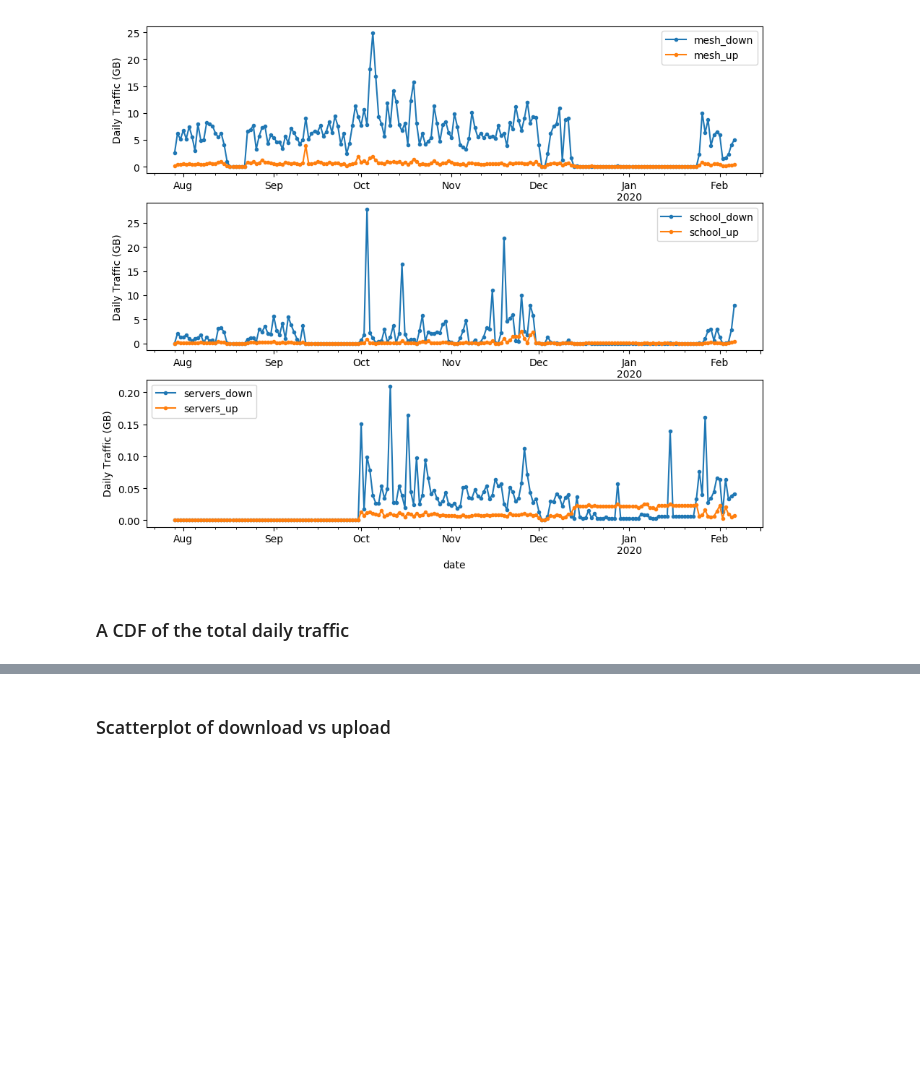
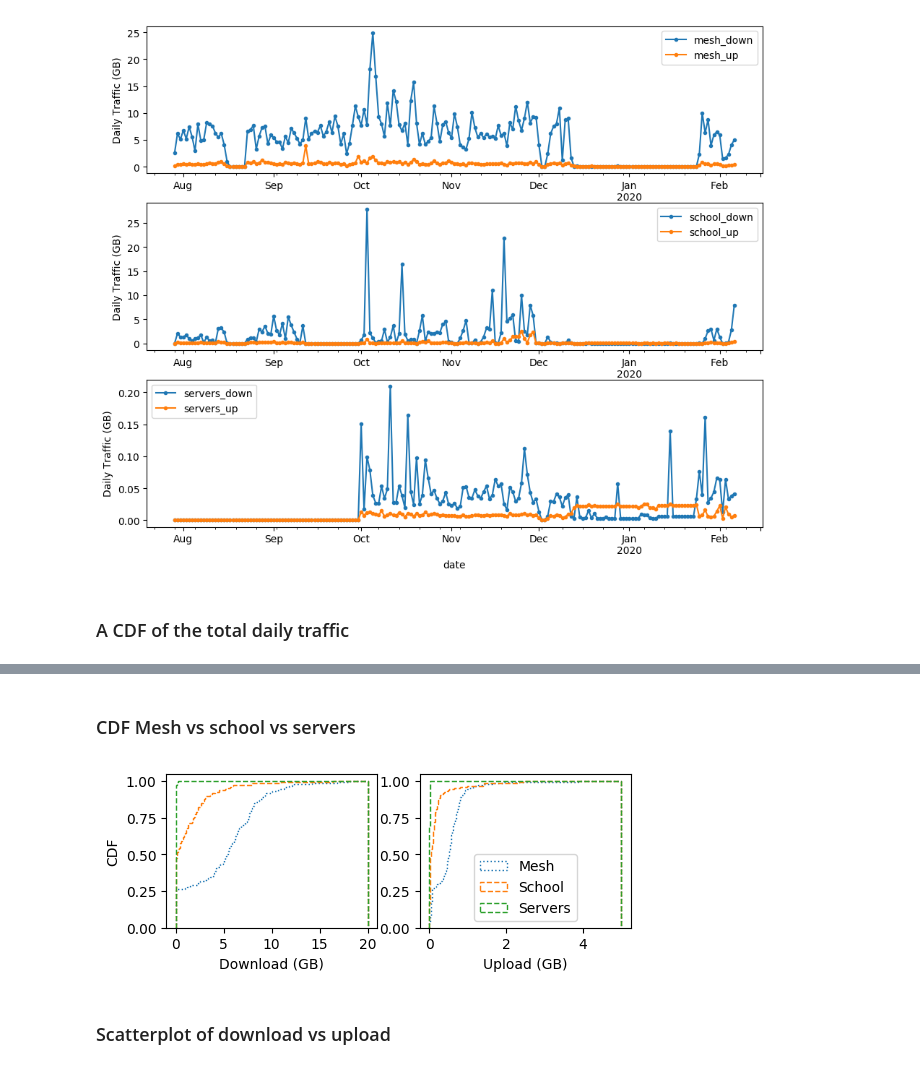
Before and after one commit to amreesh/inethi-traffic-analysis, a Jupyter notebook: iNethi-Analytics.ipynb, the cells around one changed output, grey strips where cells are left out. Drawn from its saved outputs; the diff is of its cells as text; code cells hidden in the pictures; blank space fills up the shorter version.

```diff
--- a/iNethi-Analytics.ipynb
+++ b/iNethi-Analytics.ipynb
@@ -263,3 +273,36 @@ plt.show()
+# %% [markdown]
+### CDF Mesh vs school vs servers
+# %%
+n_bins = 500
+
+fig, (ax1,ax2) = plt.subplots(nrows=1, ncols=2, figsize=(6, 2))
+
+ax1.hist(df_downup1['mesh_down'], n_bins, density=1, histtype='step', range=[0, 20],
+                     linewidth=1, cumulative=True, label="Mesh", linestyle=":")
+ax1.hist(df_downup1['school_down'], n_bins, density=1, histtype='step', range=[0, 20],
+                     linewidth=1, cumulative=True, label="School", linestyle="--")
+ax1.hist(df_downup1['servers_down'], n_bins, density=1, histtype='step', range=[0, 20],
+                     linewidth=1, cumulative=True, label="Servers", linestyle="--")
+
+ax2.hist(df_downup1['mesh_up'], n_bins, density=1, histtype='step', range=[0, 5],
+                     linewidth=1, cumulative=True, label="Mesh", linestyle=":")
+ax2.hist(df_downup1['school_up'], n_bins, density=1, histtype='step', range=[0, 5],
+                     linewidth=1, cumulative=True, label="School", linestyle="--")
+ax2.hist(df_downup1['servers_up'], n_bins, density=1, histtype='step', range=[0, 5],
+                     linewidth=1, cumulative=True, label="Servers", linestyle="--")
+
+# tidy up the figure
+#ax1.grid(True)
+ax2.legend(loc='lower center')
+#ax.set_title('CDF Download vs Upload')
+ax1.set_xlabel('Download (GB)')
+ax2.set_xlabel('Upload (GB)')
+ax1.set_ylabel('CDF')
+
+plt.savefig("plots/cdf_download_vs_upload_location.pdf")
+plt.show()
+# %% [output]
+[figure, added]
 # %% [markdown]
 ### Scatterplot of download vs upload
 # %%
```
Also changed, not shown: parts of 1 cell of this notebook, 2 other files.
